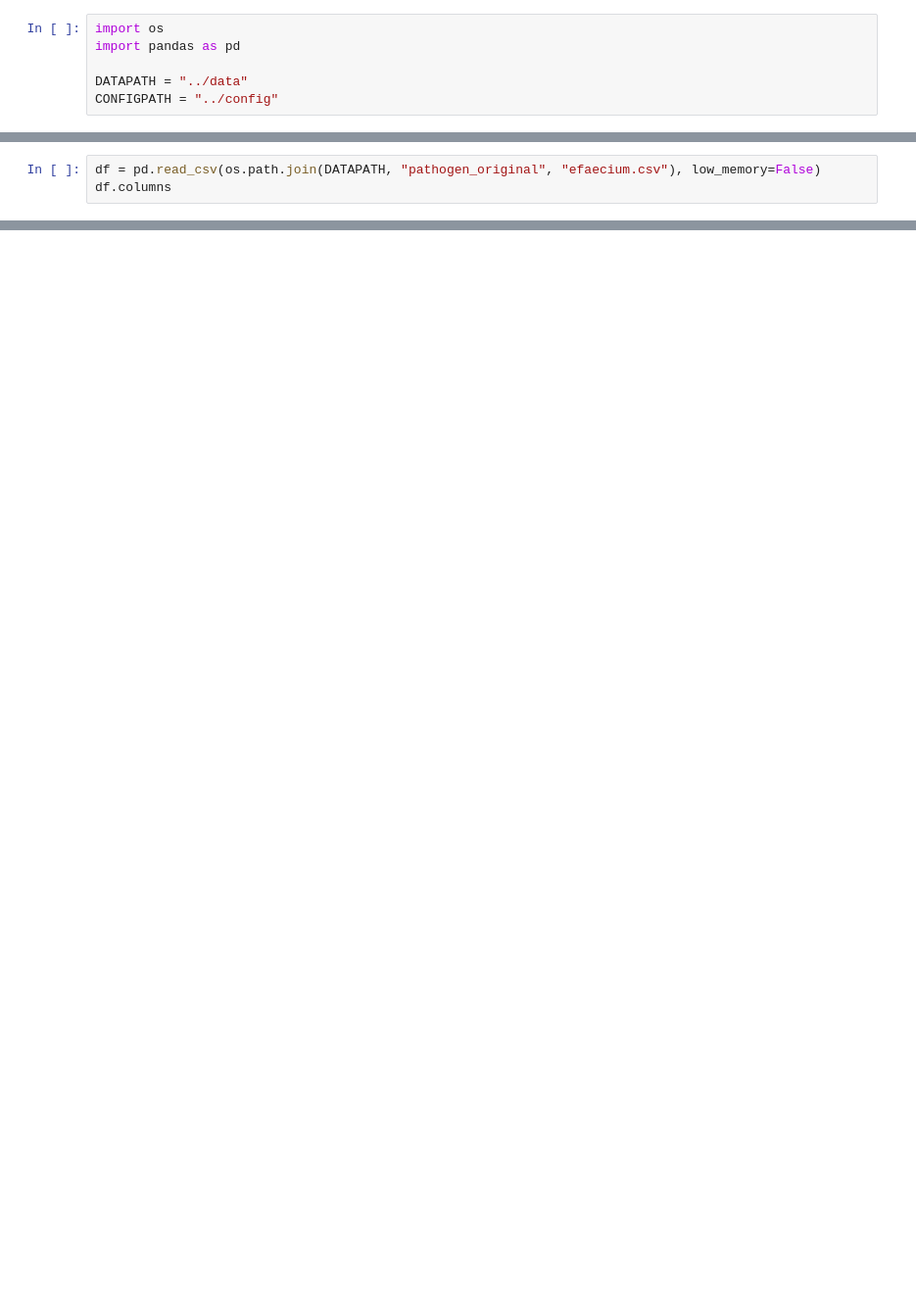
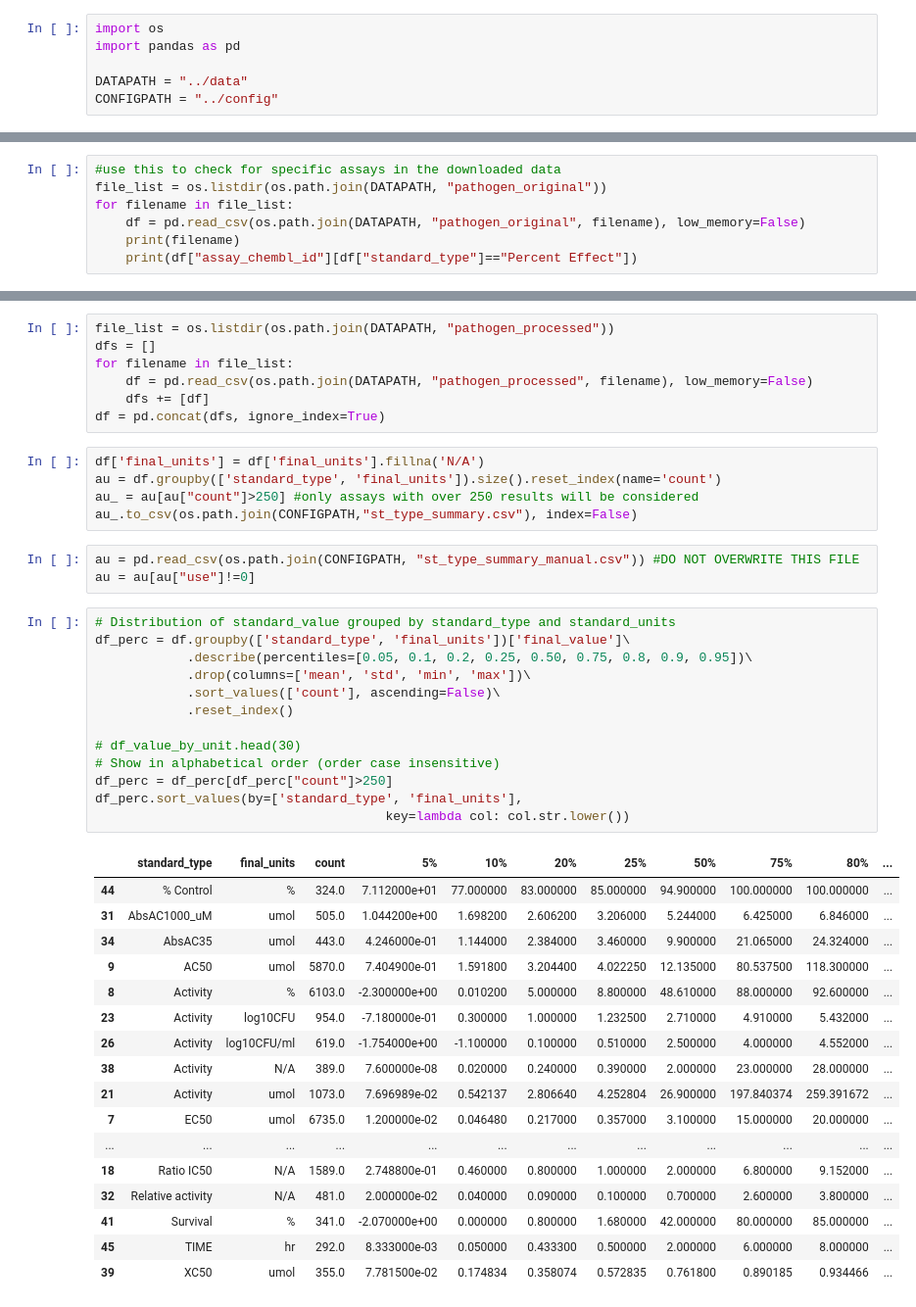
Before and after one commit to ersilia-os/antimicrobial-ml-tasks, a Jupyter notebook: notebooks/units.ipynb, the cells around one changed output, grey strips where cells are left out. Shown: that part at 98% size. Drawn from its saved outputs; the diff is of its cells as text; blank space fills up the shorter version.

```diff
--- a/notebooks/units.ipynb
+++ b/notebooks/units.ipynb
@@ -22,3 +20,0 @@ df.to_csv(os.path.join(CONFIGPATH, "units.csv"), index=False)
-# %%
-df = pd.read_csv(os.path.join(DATAPATH, "pathogen_original", "efaecium.csv"), low_memory=False)
-df.columns
@@ -48,0 +21,7 @@ f(3,2)
+# %%
+#use this to check for specific assays in the downloaded data
+file_list = os.listdir(os.path.join(DATAPATH, "pathogen_original"))
+for filename in file_list:
+    df = pd.read_csv(os.path.join(DATAPATH, "pathogen_original", filename), low_memory=False)
+    print(filename)
+    print(df["assay_chembl_id"][df["standard_type"]=="Percent Effect"])
@@ -68,0 +71,46 @@ f(1,2)
+# %%
+file_list = os.listdir(os.path.join(DATAPATH, "pathogen_processed"))
+dfs = []
+for filename in file_list:
+    df = pd.read_csv(os.path.join(DATAPATH, "pathogen_processed", filename), low_memory=False)
+    dfs += [df]
+df = pd.concat(dfs, ignore_index=True)
+# %%
+df['final_units'] = df['final_units'].fillna('N/A')
+au = df.groupby(['standard_type', 'final_units']).size().reset_index(name='count')
+au_ = au[au["count"]>250] #only assays with over 250 results will be considered
+au_.to_csv(os.path.join(CONFIGPATH,"st_type_summary.csv"), index=False)
+# %%
+au = pd.read_csv(os.path.join(CONFIGPATH, "st_type_summary_manual.csv")) #DO NOT OVERWRITE THIS FILE
+au = au[au["use"]!=0]
+# %%
+# Distribution of standard_value grouped by standard_type and standard_units
+df_perc = df.groupby(['standard_type', 'final_units'])['final_value']\
+            .describe(percentiles=[0.05, 0.1, 0.2, 0.25, 0.50, 0.75, 0.8, 0.9, 0.95])\
+            .drop(columns=['mean', 'std', 'min', 'max'])\
+            .sort_values(['count'], ascending=False)\
+            .reset_index()
+
+# df_value_by_unit.head(30)
+# Show in alphabetical order (order case insensitive)
+df_perc = df_perc[df_perc["count"]>250]
+df_perc.sort_values(by=['standard_type', 'final_units'],
+                                      key=lambda col: col.str.lower())
+# %% [output]
+|  | standard_type | final_units | count | 5% | 10% | 20% | 25% | 50% | 75% | 80% | ... |
+| 44 | % Control | % | 324.0 | 7.112000e+01 | 77.000000 | 83.000000 | 85.000000 | 94.900000 | 100.000000 | 100.000000 | ... |
+| 31 | AbsAC1000_uM | umol | 505.0 | 1.044200e+00 | 1.698200 | 2.606200 | 3.206000 | 5.244000 | 6.425000 | 6.846000 | ... |
+| 34 | AbsAC35 | umol | 443.0 | 4.246000e-01 | 1.144000 | 2.384000 | 3.460000 | 9.900000 | 21.065000 | 24.324000 | ... |
+| 9 | AC50 | umol | 5870.0 | 7.404900e-01 | 1.591800 | 3.204400 | 4.022250 | 12.135000 | 80.537500 | 118.300000 | ... |
+| 8 | Activity | % | 6103.0 | -2.300000e+00 | 0.010200 | 5.000000 | 8.800000 | 48.610000 | 88.000000 | 92.600000 | ... |
+| 23 | Activity | log10CFU | 954.0 | -7.180000e-01 | 0.300000 | 1.000000 | 1.232500 | 2.710000 | 4.910000 | 5.432000 | ... |
+| 26 | Activity | log10CFU/ml | 619.0 | -1.754000e+00 | -1.100000 | 0.100000 | 0.510000 | 2.500000 | 4.000000 | 4.552000 | ... |
+| 38 | Activity | N/A | 389.0 | 7.600000e-08 | 0.020000 | 0.240000 | 0.390000 | 2.000000 | 23.000000 | 28.000000 | ... |
+| 21 | Activity | umol | 1073.0 | 7.696989e-02 | 0.542137 | 2.806640 | 4.252804 | 26.900000 | 197.840374 | 259.391672 | ... |
+| 7 | EC50 | umol | 6735.0 | 1.200000e-02 | 0.046480 | 0.217000 | 0.357000 | 3.100000 | 15.000000 | 20.000000 | ... |
+| ... | ... | ... | ... | ... | ... | ... | ... | ... | ... | ... | ... |
+| 18 | Ratio IC50 | N/A | 1589.0 | 2.748800e-01 | 0.460000 | 0.800000 | 1.000000 | 2.000000 | 6.800000 | 9.152000 | ... |
+| 32 | Relative activity | N/A | 481.0 | 2.000000e-02 | 0.040000 | 0.090000 | 0.100000 | 0.700000 | 2.600000 | 3.800000 | ... |
+| 41 | Survival | % | 341.0 | -2.070000e+00 | 0.000000 | 0.800000 | 1.680000 | 42.000000 | 80.000000 | 85.000000 | ... |
+| 45 | TIME | hr | 292.0 | 8.333000e-03 | 0.050000 | 0.433300 | 0.500000 | 2.000000 | 6.000000 | 8.000000 | ... |
+| 39 | XC50 | umol | 355.0 | 7.781500e-02 | 0.174834 | 0.358074 | 0.572835 | 0.761800 | 0.890185 | 0.934466 | ... |
```
Also changed, not shown: parts of 15 cells of this notebook, 40 other files.
